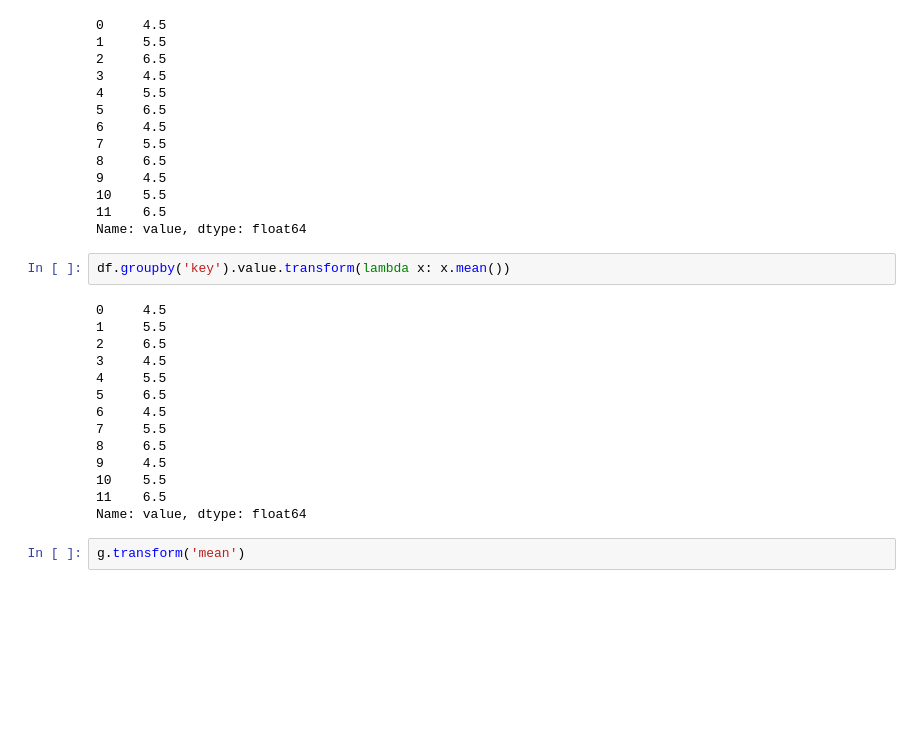
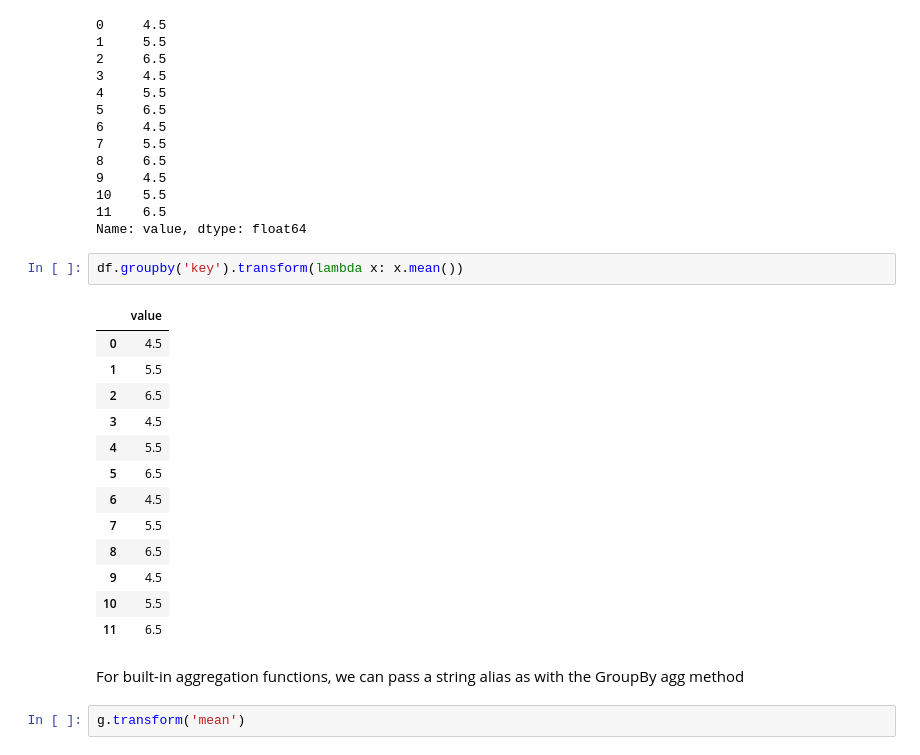
Before and after one commit to BoyuanLi-Steven/Python-For-Data-Analysis-2nd, a Jupyter notebook: Chapter 12. Advanced pandas.ipynb, the cells around one changed output. Drawn from its saved outputs; the diff is of its cells as text; blank space fills up the shorter version.

```diff
--- a/Chapter 12. Advanced pandas.ipynb
+++ b/Chapter 12. Advanced pandas.ipynb
@@ -424,21 +583,23 @@ g.transform(lambda x: x.mean())
 11    6.5
 Name: value, dtype: float64
 # %%
-df.groupby('key').value.transform(lambda x: x.mean())
+df.groupby('key').transform(lambda x: x.mean())
 # %% [output]
-0     4.5
-1     5.5
-2     6.5
-3     4.5
-4     5.5
-5     6.5
-6     4.5
-7     5.5
-8     6.5
-9     4.5
-10    5.5
-11    6.5
-Name: value, dtype: float64
+|  | value |
+| 0 | 4.5 |
+| 1 | 5.5 |
+| 2 | 6.5 |
+| 3 | 4.5 |
+| 4 | 5.5 |
+| 5 | 6.5 |
+| 6 | 4.5 |
+| 7 | 5.5 |
+| 8 | 6.5 |
+| 9 | 4.5 |
+| 10 | 5.5 |
+| 11 | 6.5 |
+# %% [markdown]
+For built-in aggregation functions, we can pass a string alias as with the GroupBy agg method
 # %%
 g.transform('mean')
 # %% [output]
```
Also changed, not shown: parts of 90 cells of this notebook.
